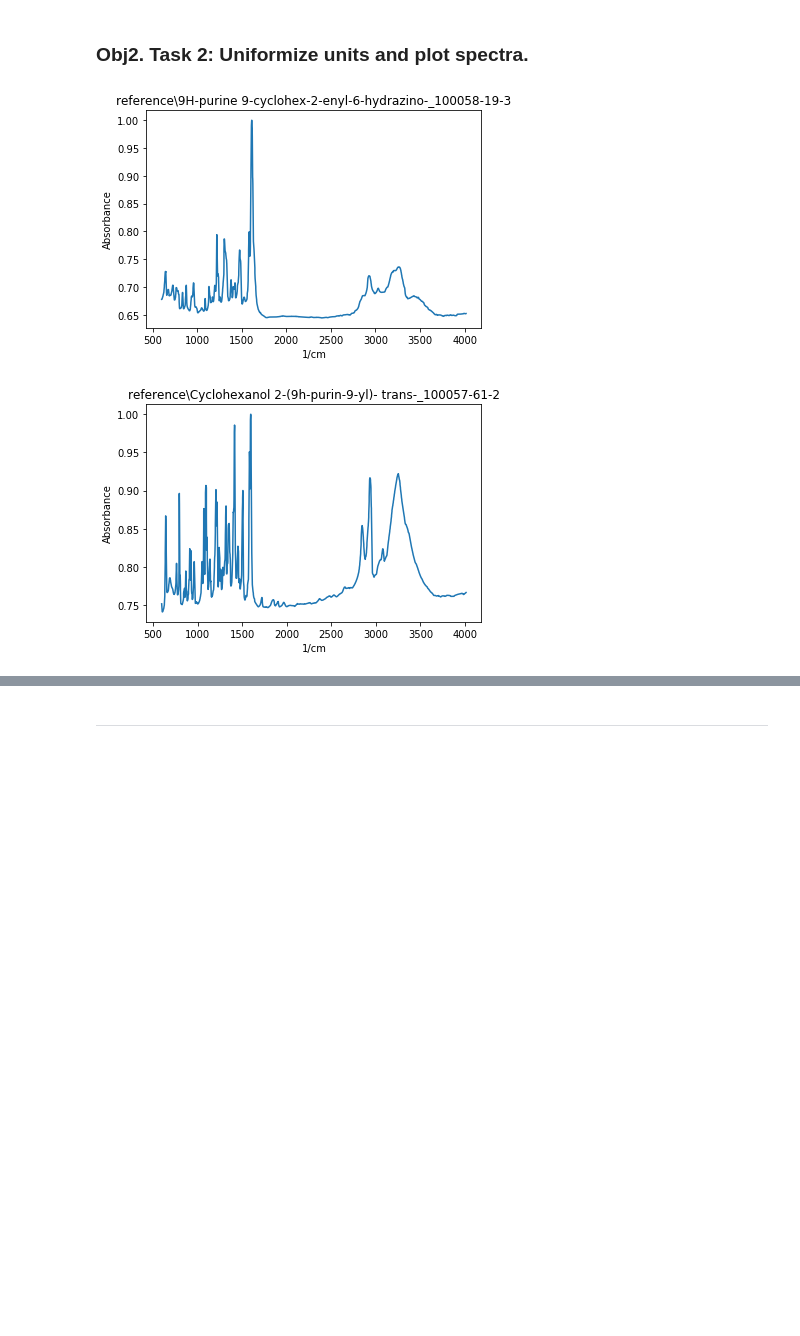
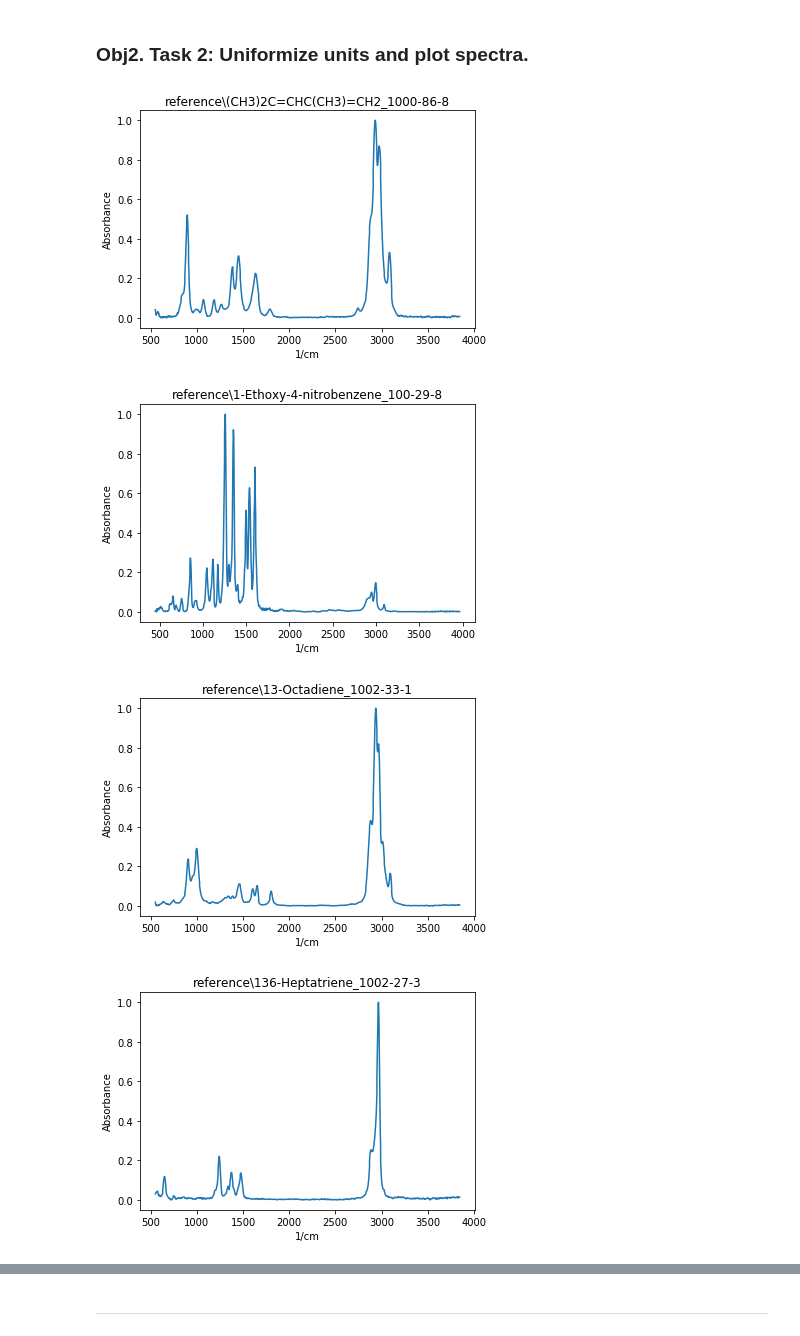
Before and after one commit to rayguna/IR-spectra-analyzer, a Jupyter notebook: IR-analyzer (MAIN).ipynb, the cells around one changed output, grey strips where cells are left out. Saved outputs shown, nothing was run; the diff lists cells and outputs as text; code cells hidden in the pictures; blank space fills up the shorter version.

```diff
--- a/IR-analyzer (MAIN).ipynb
+++ b/IR-analyzer (MAIN).ipynb
@@ -275,7 +279,7 @@ def calc_molec_weight(nist_chem_list, periodic_table):
     """
 
     #1a. check for formulas that contain '.xW' and remove it
-    nist_chem_list.loc[nist_chem_list['Formula'].str.contains('xW')==True,'Formula']=nist_chem_list[nist_chem_list['Formula'].str.contains('xW')==True]['Formula'].str.replace('x','')
+    nist_chem_list.loc[nist_chem_list['Formula'].str.contains('xW'),'Formula']=nist_chem_list[nist_chem_list['Formula'].str.contains('xW')==True]['Formula'].str.replace('x','')
     #1b. check for formulas that contain '.XH2O' and remove it
     nist_chem_list.loc[nist_chem_list['Formula'].str.contains('XH2O')==True,'Formula']=nist_chem_list[nist_chem_list['Formula'].str.contains('XH2O')==True]['Formula'].str.replace('X','')
     #1c. check for formulas that contain 'xC6' and remove it
@@ -388,8 +392,8 @@ nist_chem_list_Mw = calc_molec_weight(nist_chem_list, periodic_table)
 
 #1-2c
 #Extract unique elements and append a new column called 'Elements'
-nist_chem_list_Mw_e=extract_unique_elements(nist_chem_list_Mw)
-print(nist_chem_list_Mw_e.head(5)) #check
+nist_chem_list_Mw_el=extract_unique_elements(nist_chem_list_Mw)
+print(nist_chem_list_Mw_el.head(5)) #check
 # %% [output]
                                                         Name     Formula  \
 CAS
@@ -422,10 +426,10 @@ func_group_table.loc[func_group_table['Prefix'].str.contains('-')==True,'Prefix'
 #WORK IN PROGRESS
 
 """
-for i,j in enumerate(nist_chem_list_Mw_e.Name):
-    #print(nist_chem_list_Mw_e.Name.str.contains(j))
-    print(nist_chem_list_Mw_e.Name.str.contains(j))
+for i,j in enumerate(nist_chem_list_Mw_el.Name):
+    #print(nist_chem_list_Mw_el.Name.str.contains(j))
+    print(nist_chem_list_Mw_el.Name.str.contains(j))
         #print("Yes")
-        #print(nist_chem_list_Mw_e.Name.iloc[i])
+        #print(nist_chem_list_Mw_el.Name.iloc[i])
 """
 # %% [output]
@@ -733,34 +774,38 @@ for i, file in enumerate(files):
         ref_spectra.append(jcamp.JCAMP_reader(file))
 
         # uniformize data, #1:
         # check yunits: If yunits is in transmission, change it to absorbance.
         # Later create a function to uniformize units
         if ref_spectra[i]['yunits'] == "ABSORBANCE":
-            continue
+            pass
 
         elif ref_spectra[i]['yunits'] == "TRANSMISSION" or "TRANSMITTANCE":
             ref_spectra[i]['y'] = 2 - np.log10(ref_spectra[i]['y'])
+            #normalize
+            ref_spectra[i]['y'] = (ref_spectra[i]['y']-min(ref_spectra[i]['y'])) / max(ref_spectra[i]['y'])
 
         # check xunits: if in microns, change to 1/cm
         if ref_spectra[i]['xunits'] == "MICROMETERS":
             ref_spectra[i]['x'] = 10000 / ref_spectra[i]['x']
 
         # uniformize data, #2:
         # normalize absorbance peaks (y-values) to between 0 and 1.
-        ref_spectra[i]['y'] = ref_spectra[i]['y'] / max(ref_spectra[i]['y'])
+        ref_spectra[i]['y'] = (ref_spectra[i]['y']-min(ref_spectra[i]['y'])) / max(ref_spectra[i]['y'])
 
         # !Still need to uniformize x-axis range and uniformize x-axis intervals.
 
         # plot data to allow visual inspections
         plt.plot(ref_spectra[i]['x'], ref_spectra[i]['y'])
         plt.title(file)
         plt.xlabel('1/cm')
         plt.ylabel('Absorbance')
         plt.show()
 
     except:
         # print("File can't be read, please check:", files)
          continue
 # %% [output]
-[figure, old version]
+[figure, new version]
-[figure, old version]
+[figure, new version]
+[figure, added]
+[figure, added]
```
Also changed, not shown: parts of 17 cells of this notebook, 16 other files.
